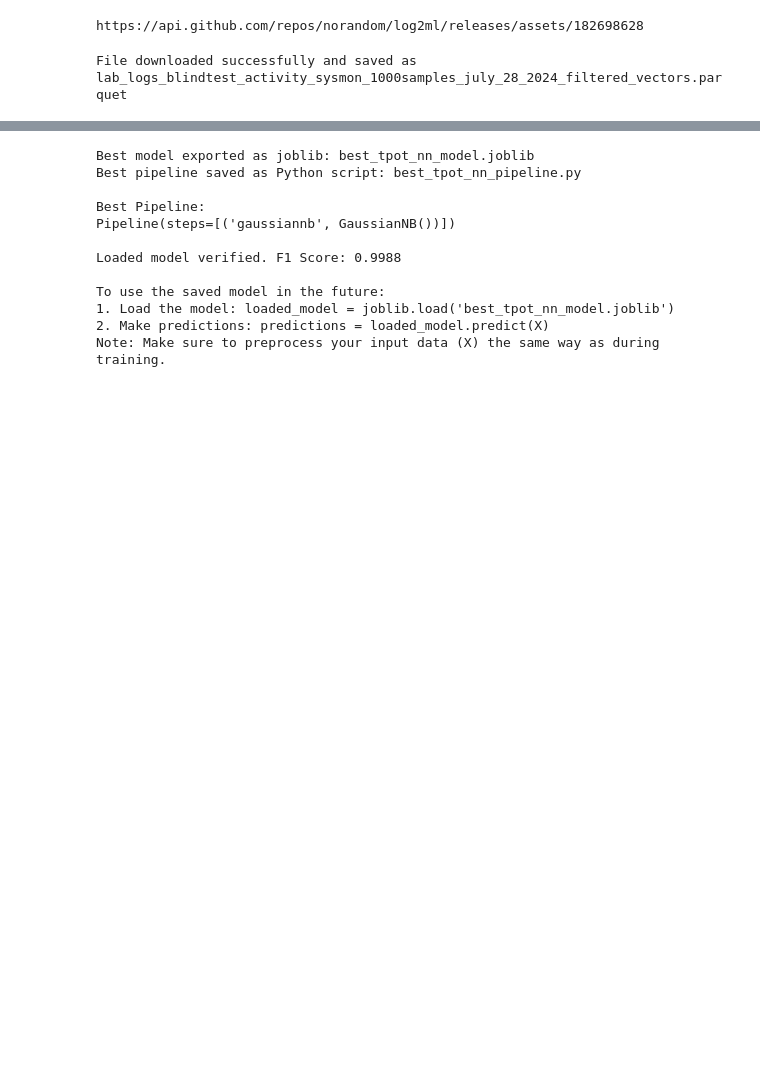
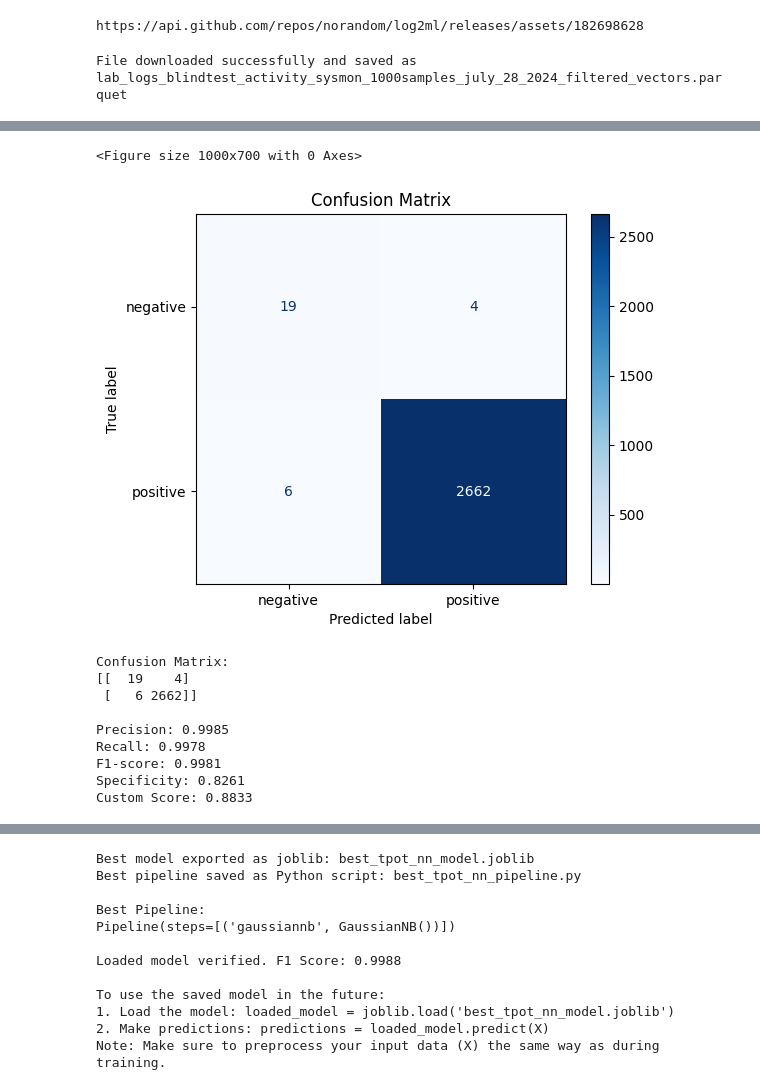
Before and after one commit to norandom/log2ml, a Jupyter notebook: LinFormer_AutoML_on_AE_sysmon_dataset_(Excel_implant_C2).ipynb, the cells around one changed output, grey strips where cells are left out. Drawn from its saved outputs; the diff is of its cells as text; code cells hidden in the pictures; blank space fills up the shorter version.

```diff
--- a/LinFormer_AutoML_on_AE_sysmon_dataset_(Excel_implant_C2).ipynb
+++ b/LinFormer_AutoML_on_AE_sysmon_dataset_(Excel_implant_C2).ipynb
@@ -2338,0 +2531,48 @@ Results saved to 'tpot_nn_results.csv'
+# %%
+# Make predictions
+y_pred = best_tpot.predict(X_test)
+
+# Create the confusion matrix
+cm = confusion_matrix(y_test, y_pred)
+
+# Create a ConfusionMatrixDisplay object
+disp = ConfusionMatrixDisplay(confusion_matrix=cm, display_labels=['negative', 'positive'])
+
+# Plot the confusion matrix
+plt.figure(figsize=(10, 7))
+disp.plot(cmap='Blues', values_format='d')
+plt.title('Confusion Matrix')
+plt.show()
+
+# Print the confusion matrix
+print("Confusion Matrix:")
+print(cm)
+
+# Calculate and print additional metrics
+tn, fp, fn, tp = cm.ravel()
+precision = tp / (tp + fp) if (tp + fp) > 0 else 0
+recall = tp / (tp + fn) if (tp + fn) > 0 else 0
+f1_score = 2 * (precision * recall) / (precision + recall) if (precision + recall) > 0 else 0
+
+print(f"\nPrecision: {precision:.4f}")
+print(f"Recall: {recall:.4f}")
+print(f"F1-score: {f1_score:.4f}")
+
+# Additional metrics from the custom scorer
+specificity = tn / (tn + fp) if (tn + fp) > 0 else 0
+custom_score = (recall + 2 * specificity) / 3  # As per your custom scorer
+
+print(f"Specificity: {specificity:.4f}")
+print(f"Custom Score: {custom_score:.4f}")
+# %% [output]
+<Figure size 1000x700 with 0 Axes>
+[figure, added]
+Confusion Matrix:
+[[  19    4]
+ [   6 2662]]
+
+Precision: 0.9985
+Recall: 0.9978
+F1-score: 0.9981
+Specificity: 0.8261
+Custom Score: 0.8833
```
Also changed, not shown: parts of 49 cells of this notebook.
